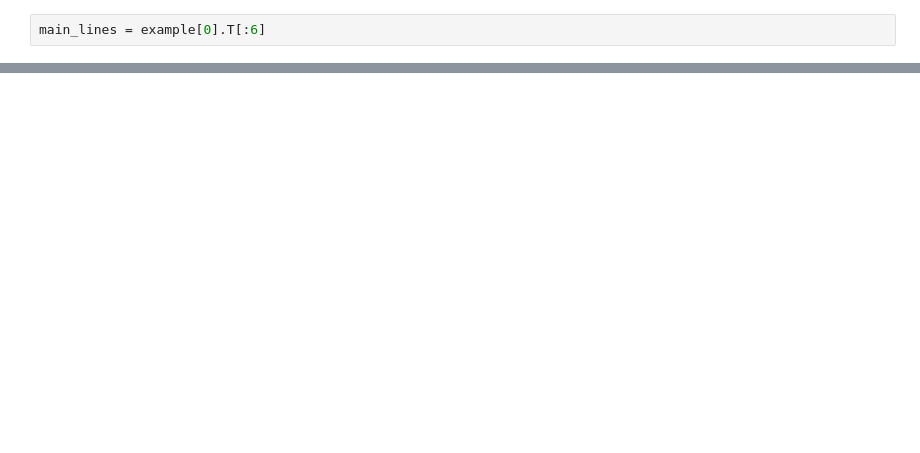
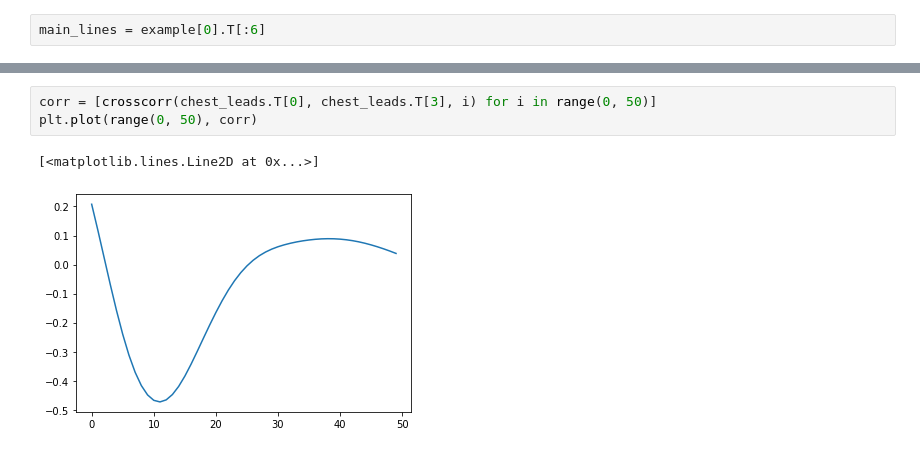
Before and after one commit to AKovalyuk/ecg-classification, a Jupyter notebook: notebook.ipynb, the cells around one changed output, grey strips where cells are left out. Drawn from its saved outputs; the diff is of its cells as text; blank space fills up the shorter version.

```diff
--- a/notebook.ipynb
+++ b/notebook.ipynb
@@ -57,0 +109,6 @@ np.sum(pca.explained_variance_ratio_)
+# %%
+corr = [crosscorr(chest_leads.T[0], chest_leads.T[3], i) for i in range(0, 50)]
+plt.plot(range(0, 50), corr)
+# %% [output]
+[<matplotlib.lines.Line2D at 0x...>]
+[figure, added]
```
Also changed, not shown: parts of 25 cells of this notebook.
